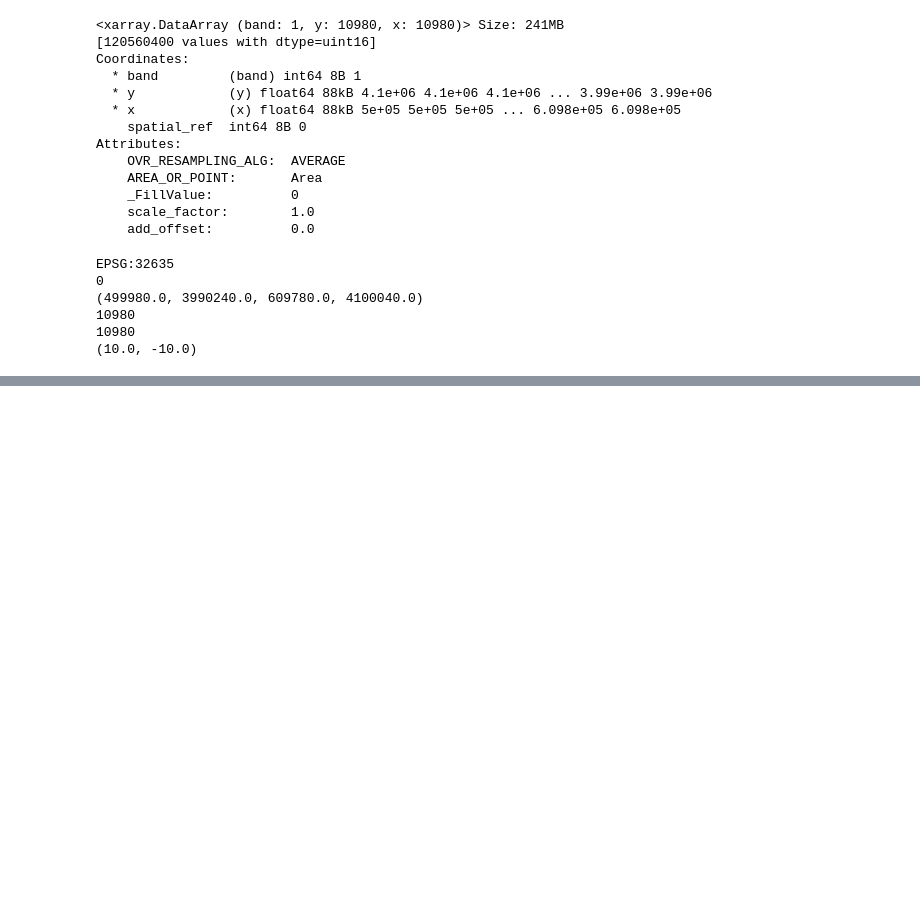
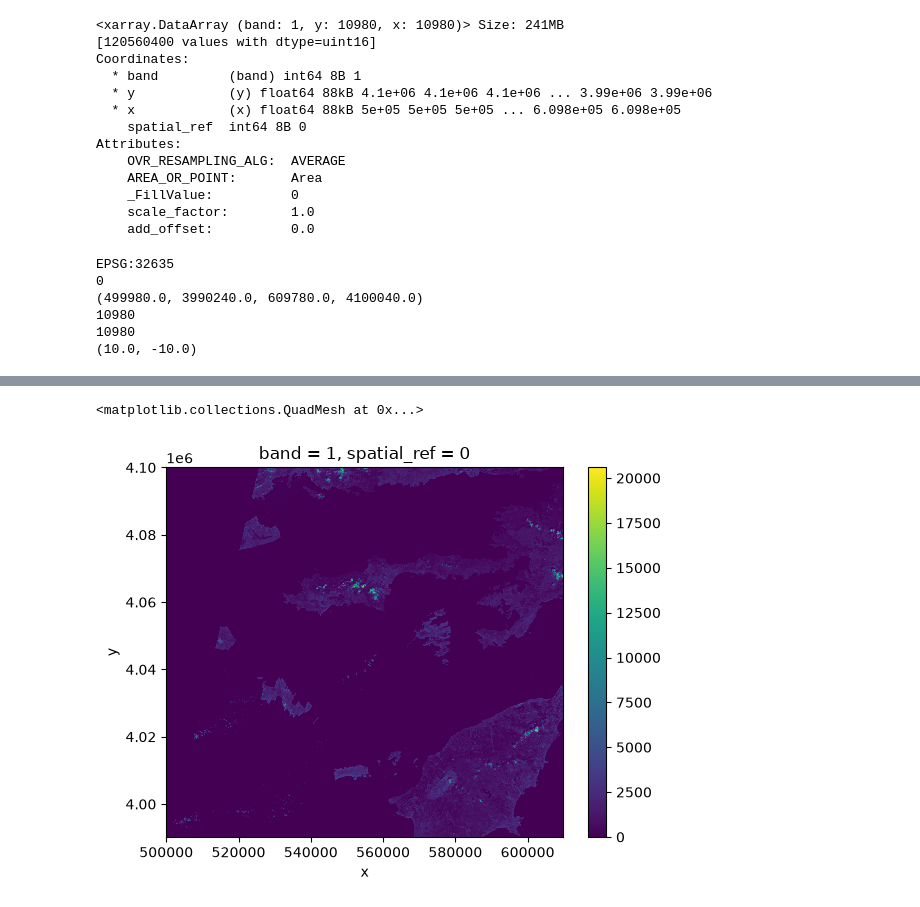
Before and after one commit to Dhruv-Kapri/rhodes-wildfire-analysis, a Jupyter notebook: notebooks/03_open_local_raster.ipynb, the cells around one changed output, grey strips where cells are left out. Drawn from its saved outputs; the diff is of its cells as text; code cells hidden in the pictures; blank space fills up the shorter version.

```diff
--- a/notebooks/03_open_local_raster.ipynb
+++ b/notebooks/03_open_local_raster.ipynb
@@ -37,0 +65,5 @@ NameError: name 'rhodes_red' is not defined
+# %%
+rhodes_red_80.plot()
+# %% [output]
+<matplotlib.collections.QuadMesh at 0x...>
+[figure, added]
```
Also changed, not shown: parts of 30 cells of this notebook, 2 other files.
